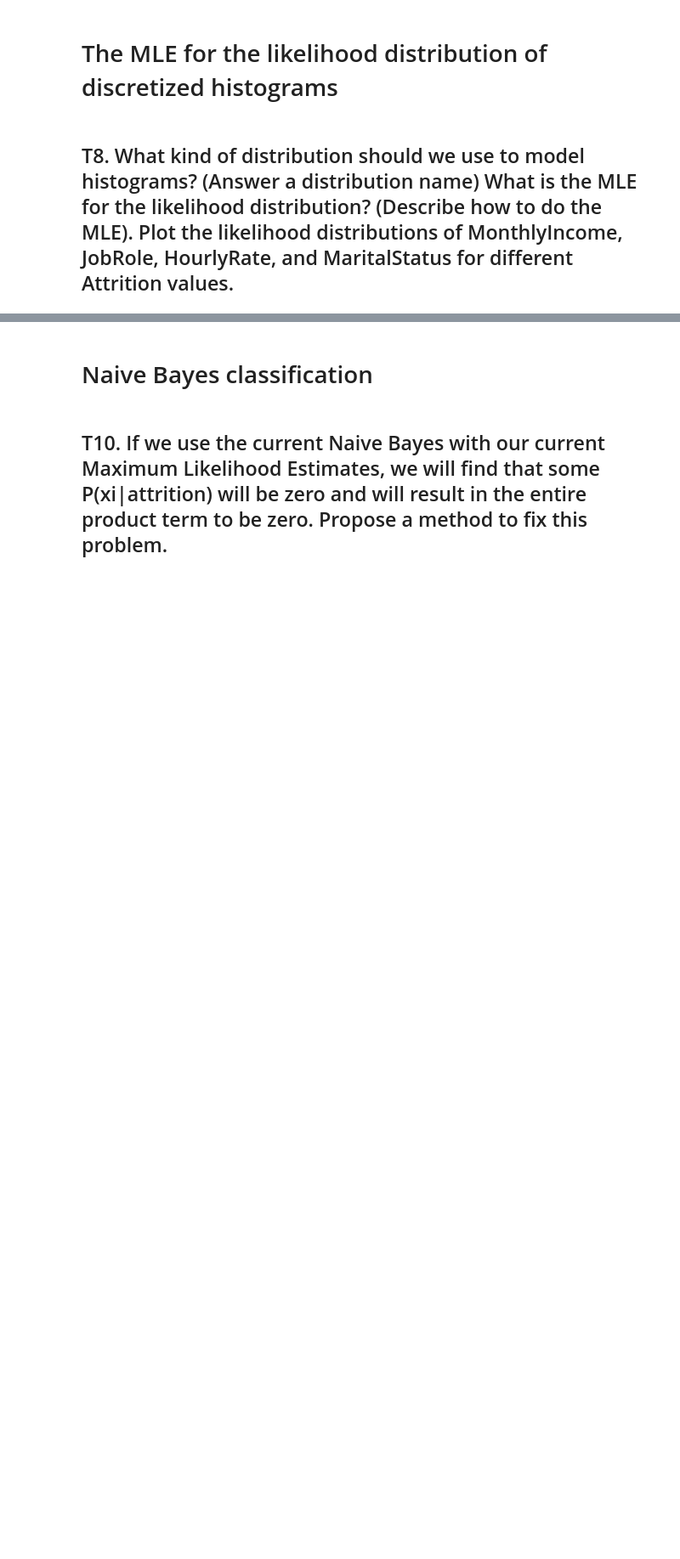
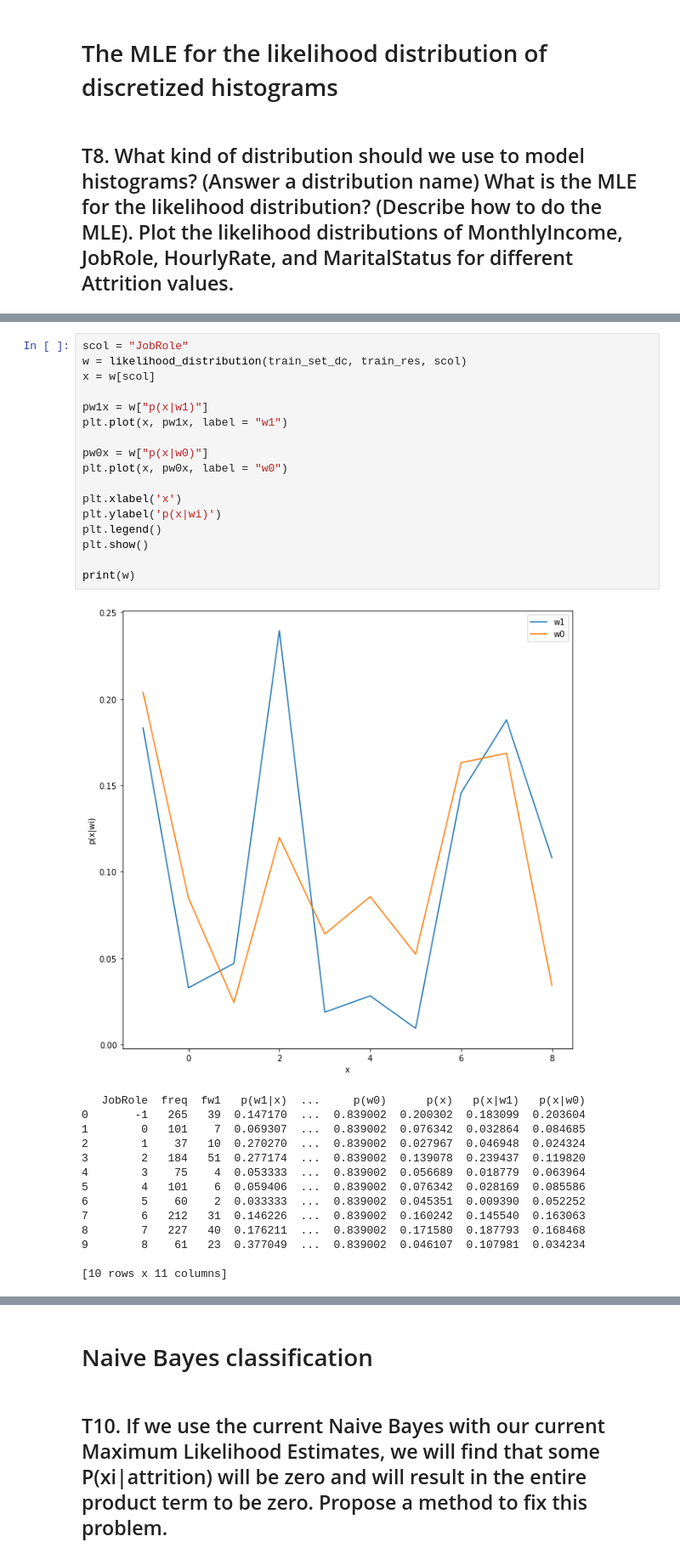
Before and after one commit to Chol27/pattern_recognition, a Jupyter notebook: HW2/HW2_Attrition_Prediction_Naive_Bayes.ipynb, the cells around one changed output, grey strips where cells are left out. Shown: that part at 85% size. Saved outputs shown, nothing was run; the diff lists cells and outputs as text; blank space fills up the shorter version.

```diff
--- a/HW2_Attrition_Prediction_Naive_Bayes.ipynb
+++ b/HW2/HW2_Attrition_Prediction_Naive_Bayes.ipynb
@@ -287,0 +320,32 @@ def likelihood_distribution(train_set_dc, train_res, scol):
+# %%
+scol = "JobRole"
+w = likelihood_distribution(train_set_dc, train_res, scol)
+x = w[scol]
+
+pw1x = w["p(x|w1)"]
+plt.plot(x, pw1x, label = "w1")
+
+pw0x = w["p(x|w0)"]
+plt.plot(x, pw0x, label = "w0")
+
+plt.xlabel('x')
+plt.ylabel('p(x|wi)')
+plt.legend()
+plt.show()
+
+print(w)
+# %% [output]
+[figure, added]
+   JobRole  freq  fw1   p(w1|x)  ...     p(w0)      p(x)   p(x|w1)   p(x|w0)
+0       -1   265   39  0.147170  ...  0.839002  0.200302  0.183099  0.203604
+1        0   101    7  0.069307  ...  0.839002  0.076342  0.032864  0.084685
+2        1    37   10  0.270270  ...  0.839002  0.027967  0.046948  0.024324
+3        2   184   51  0.277174  ...  0.839002  0.139078  0.239437  0.119820
+4        3    75    4  0.053333  ...  0.839002  0.056689  0.018779  0.063964
+5        4   101    6  0.059406  ...  0.839002  0.076342  0.028169  0.085586
+6        5    60    2  0.033333  ...  0.839002  0.045351  0.009390  0.052252
+7        6   212   31  0.146226  ...  0.839002  0.160242  0.145540  0.163063
+8        7   227   40  0.176211  ...  0.839002  0.171580  0.187793  0.168468
+9        8    61   23  0.377049  ...  0.839002  0.046107  0.107981  0.034234
+
+[10 rows x 11 columns]
```
Also changed, not shown: parts of 18 cells of this notebook, 5 other files.
